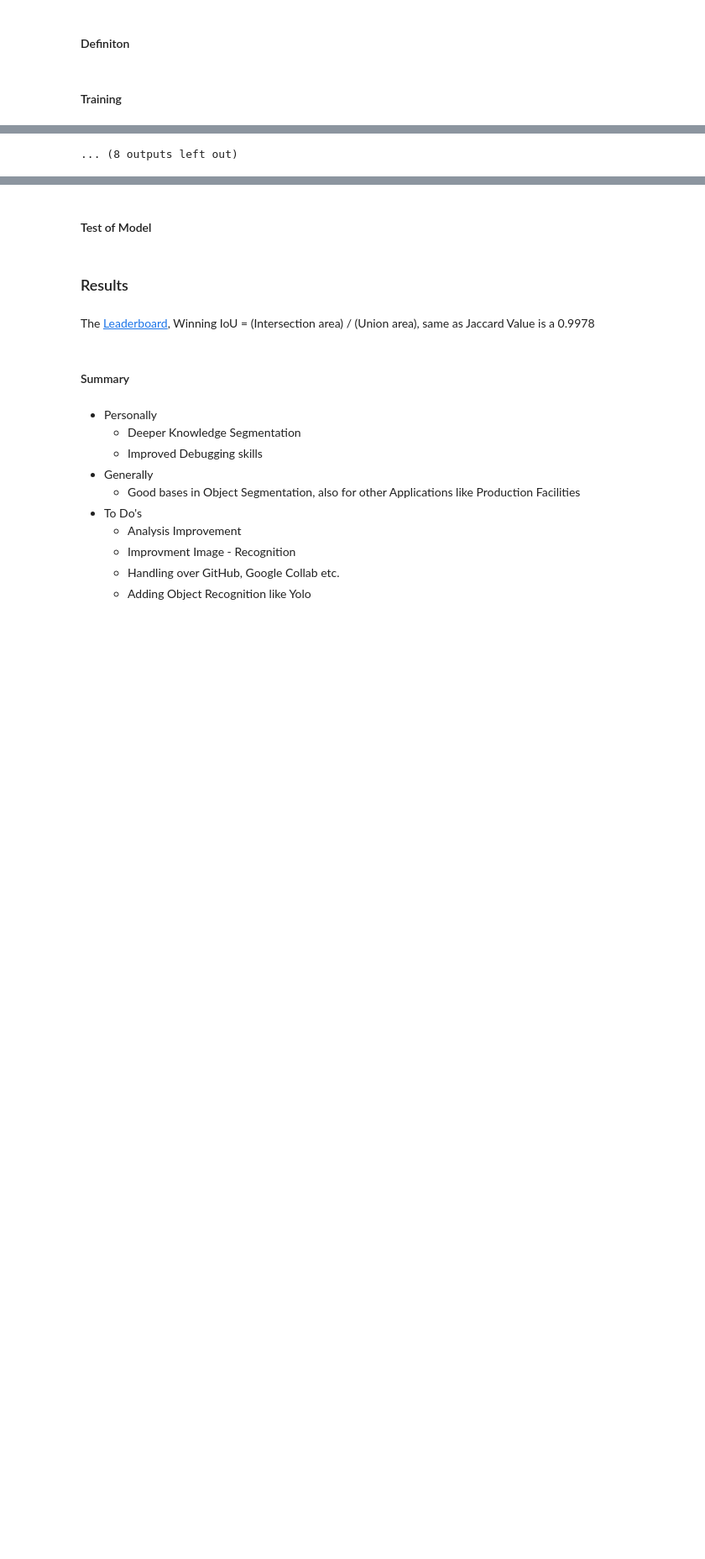
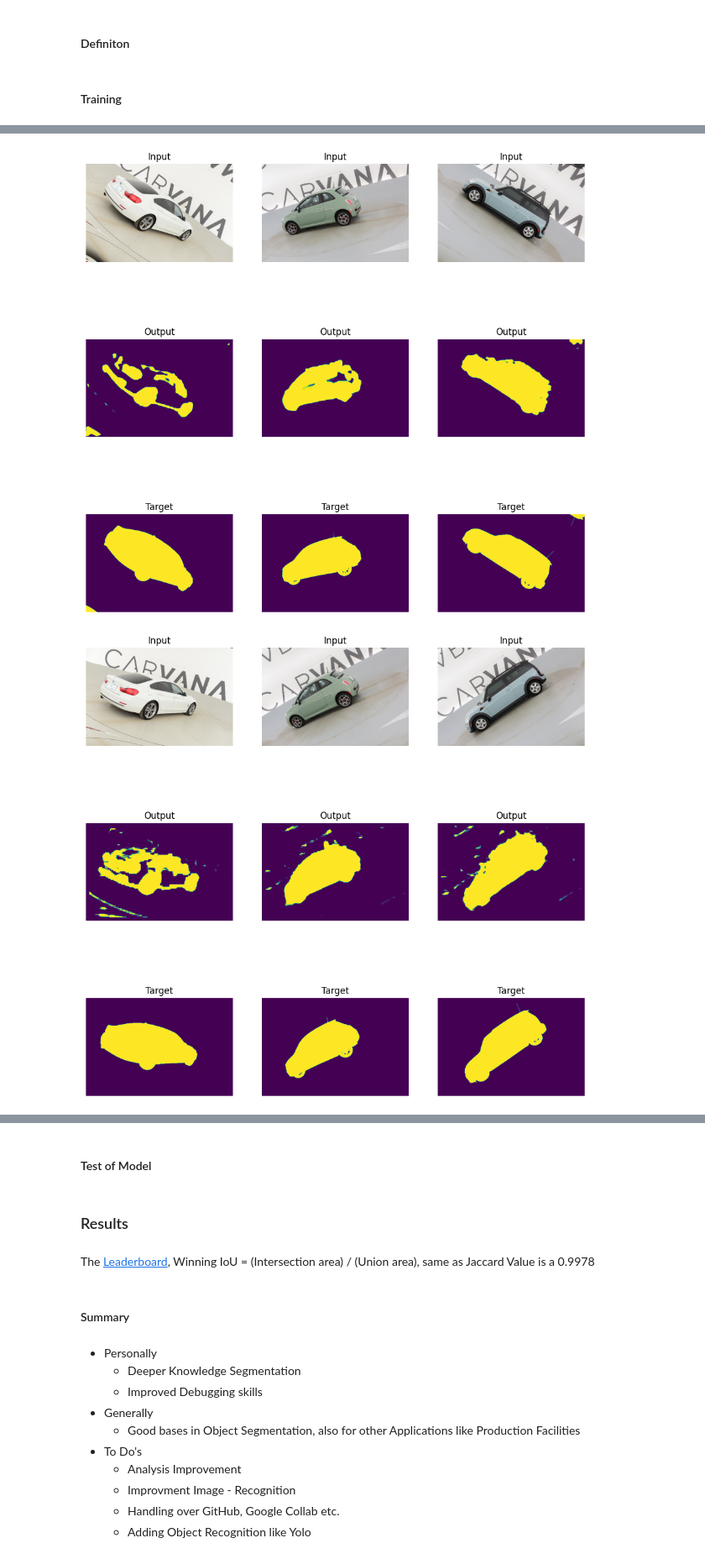
Before and after one commit to drtophop/CASAML-Thesis, a Jupyter notebook: CAS_AML_Seg_HopV2.ipynb, the cells around one changed output, grey strips where cells are left out. Shown at 84% size. Saved outputs shown, nothing was run; the diff lists cells and outputs as text; code cells hidden in the pictures; blank space fills up the shorter version.

```diff
--- a/CAS_AML_Seg_HopV2.ipynb
+++ b/CAS_AML_Seg_HopV2.ipynb
@@ -618,4 +573,32 @@ for epoch in range(num_epochs):
           #plt.tight_layout()
           #plt.savefig(f"Colab Notebooks/Thesis/epochs/predictions_epoch_{epoch+1}.png")
           #plt.close(fig)
+
+
+
+os.makedirs(f'{path_main}/models')
+torch.save(unet, datapath.joinpath(f'{path_main}/models/unet_{num_epochs}epoch_{image_width}x{image_height}.pt'))
+
+import subprocess
+
+# Initialize a local Git repository
+subprocess.run(['git', 'init'])
+
+# Add the model file to the Git repository
+model_file = 'unet_100epoch_128x128.pt'  # Replace with the correct file name
+subprocess.run(['git', 'add', model_file])
+
+# Commit the changes
+commit_message = "Add trained UNet model"
+subprocess.run(['git', 'commit', '-m', commit_message])
+
+# Create a GitHub repository
+repository_url = 'https://github.com/drtophop/CASAML-Thesis.git'
+subprocess.run(['git', 'remote', 'add', 'origin', repository_url])
+
+# Push the changes to GitHub
+subprocess.run(['git', 'push', '-u', 'origin', 'master'])
+
+# Optional: Remove the local Git repository
+os.remove('.git')
 # %% [output]
@@ -634,4 +611,5 @@ Epoch 12/16 - Train Loss: 0.1622 - Validation Loss: 0.1369 - Accuracy: 0.9434 -
-... (8 outputs left out)
+[figure, added]
+[figure, added]
 # %%
 os.makedirs(f'{path_main}/models')
 # %%
```
Also changed, not shown: parts of 9 cells of this notebook.
